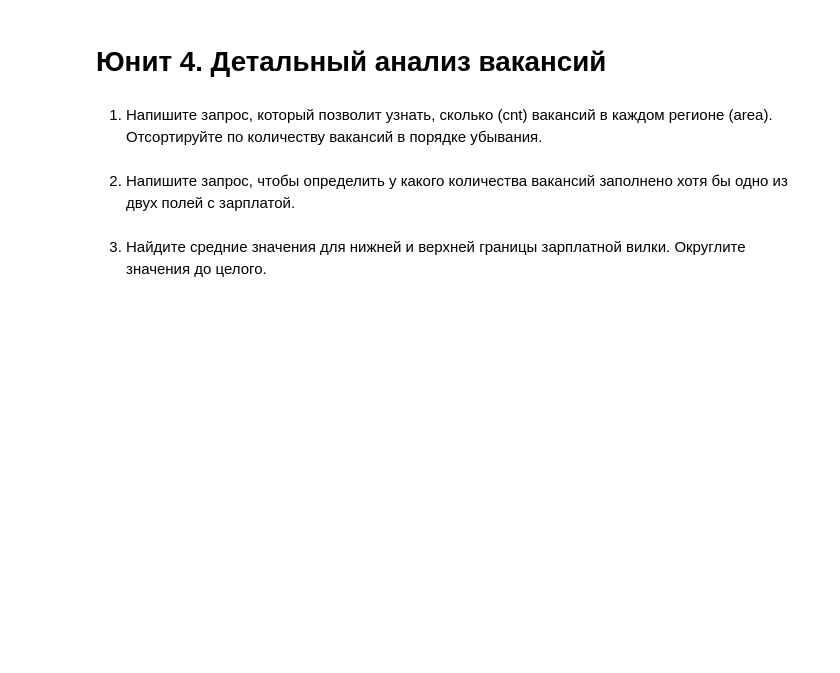
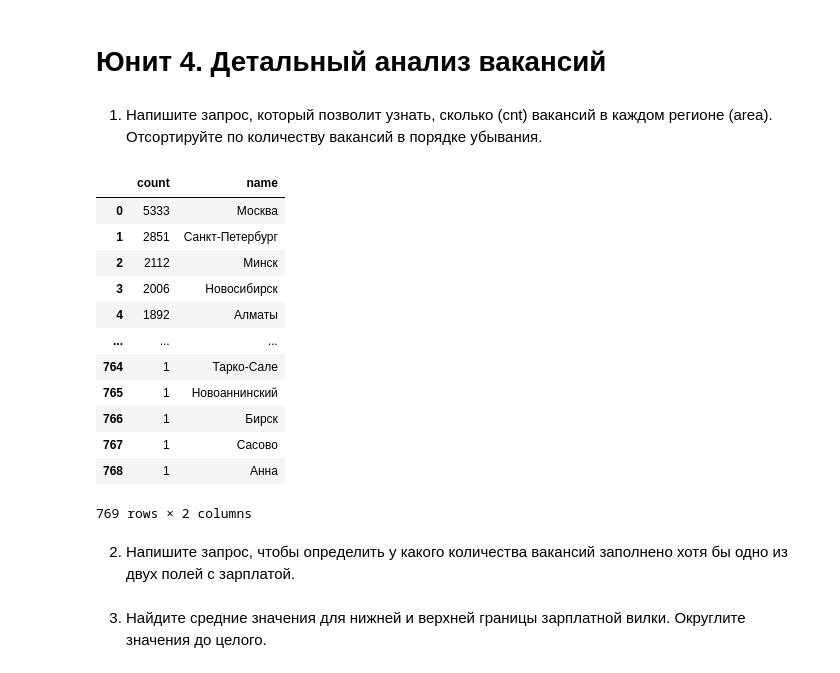
Before and after one commit to Alevtina529/test, a Jupyter notebook: Анализ резюме от HeadHunter/Project_2_Ноутбук_шаблон.ipynb, the cells around one changed output. Saved outputs shown, nothing was run; the diff lists cells and outputs as text; code cells hidden in the pictures; blank space fills up the shorter version.

```diff
--- a/Анализ резюме от HeadHunter/Project_2_Ноутбук_шаблон.ipynb
+++ b/Анализ резюме от HeadHunter/Project_2_Ноутбук_шаблон.ipynb
@@ -15,6 +15,7 @@ Requirement already satisfied: typing-extensions>=4.2.0 in c:\users\sergk\appdat
 [notice] To update, run: python.exe -m pip install --upgrade pip
 # %%
 # вставьте сюда параметры подключения из юнита 1. Работа с базой данных из Python
+conn_str = 'postgresql+psycopg2://skillfactory:cCkxxLVrDE8EbvjueeMedPKt@84.201.134.129:5432/project_sql'
 # %%
 n = 10
 queryp = f'''select *
@@ -83,8 +118,32 @@ query_3_1 = f'''
 Отсортируйте по количеству вакансий в порядке убывания.
 # %%
 # текст запроса
+query_4_1= f'''select
+
+                COUNT(v.id), a.name
+                from public.vacancies v
+                join public.areas a on v.area_id = a.id
+                group by a.name
+                order by 1 desc
+'''
 # %%
 # результат запроса
+df=pd.read_sql_query(query_4_1,conn_str)
+df
+# %% [output]
+|  | count | name |
+| 0 | 5333 | Москва |
+| 1 | 2851 | Санкт-Петербург |
+| 2 | 2112 | Минск |
+| 3 | 2006 | Новосибирск |
+| 4 | 1892 | Алматы |
+| ... | ... | ... |
+| 764 | 1 | Тарко-Сале |
+| 765 | 1 | Новоаннинский |
+| 766 | 1 | Бирск |
+| 767 | 1 | Сасово |
+| 768 | 1 | Анна |
+769 rows × 2 columns
 # %% [markdown]
 2. Напишите запрос, чтобы определить у какого количества вакансий заполнено хотя бы одно из двух полей с зарплатой.
 # %%
```
Also changed, not shown: parts of 9 cells of this notebook.
